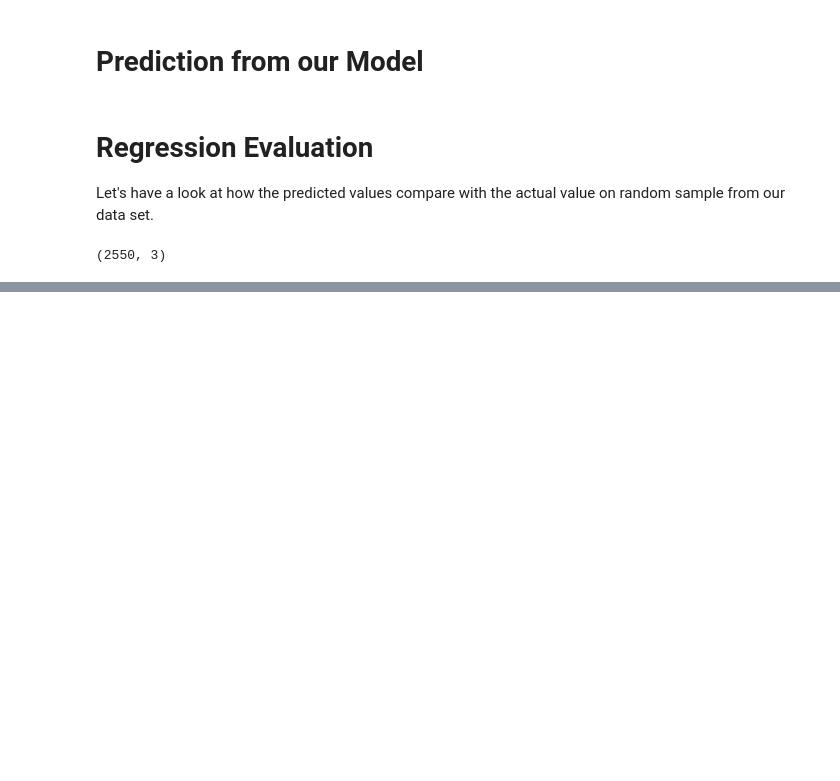
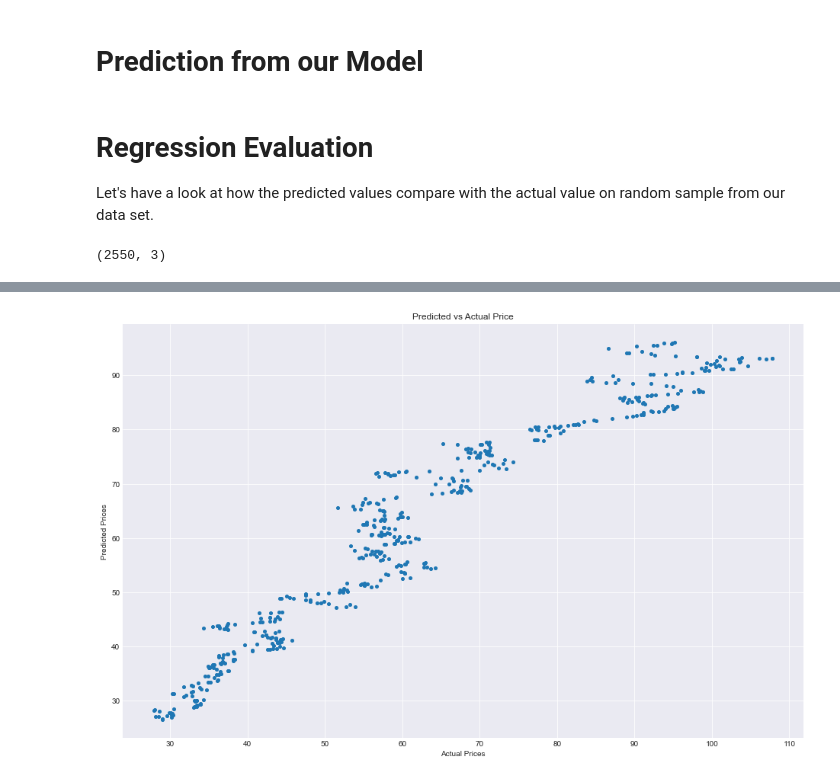
Before and after one commit to Koshaliya/Stock-Prediction-with-linear-regression, a Jupyter notebook: Predicting stocks with linear regression.ipynb, the cells around one changed output, grey strips where cells are left out. Drawn from its saved outputs; the diff is of its cells as text; code cells hidden in the pictures; blank space fills up the shorter version.

```diff
--- a/Predicting stocks with linear regression.ipynb
+++ b/Predicting stocks with linear regression.ipynb
@@ -279,0 +314,12 @@ KeyError: "['Prediction'] not in index"
+# %%
+# Plot predicted vs actual prices
+plt.scatter(y_test, y_pred)
+
+plt.xlabel('Actual Prices')
+plt.ylabel('Predicted Prices')
+
+plt.title('Predicted vs Actual Price')
+
+plt.show()
+# %% [output]
+[figure, added]
```
Also changed, not shown: parts of 15 cells of this notebook.
